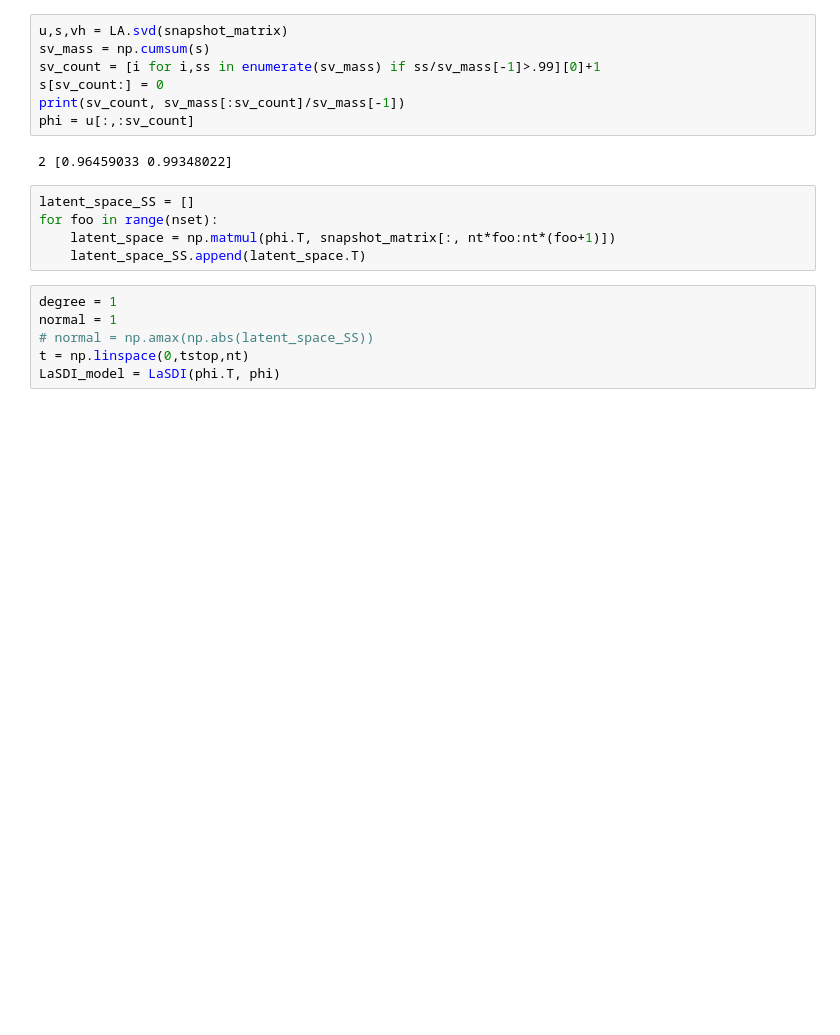
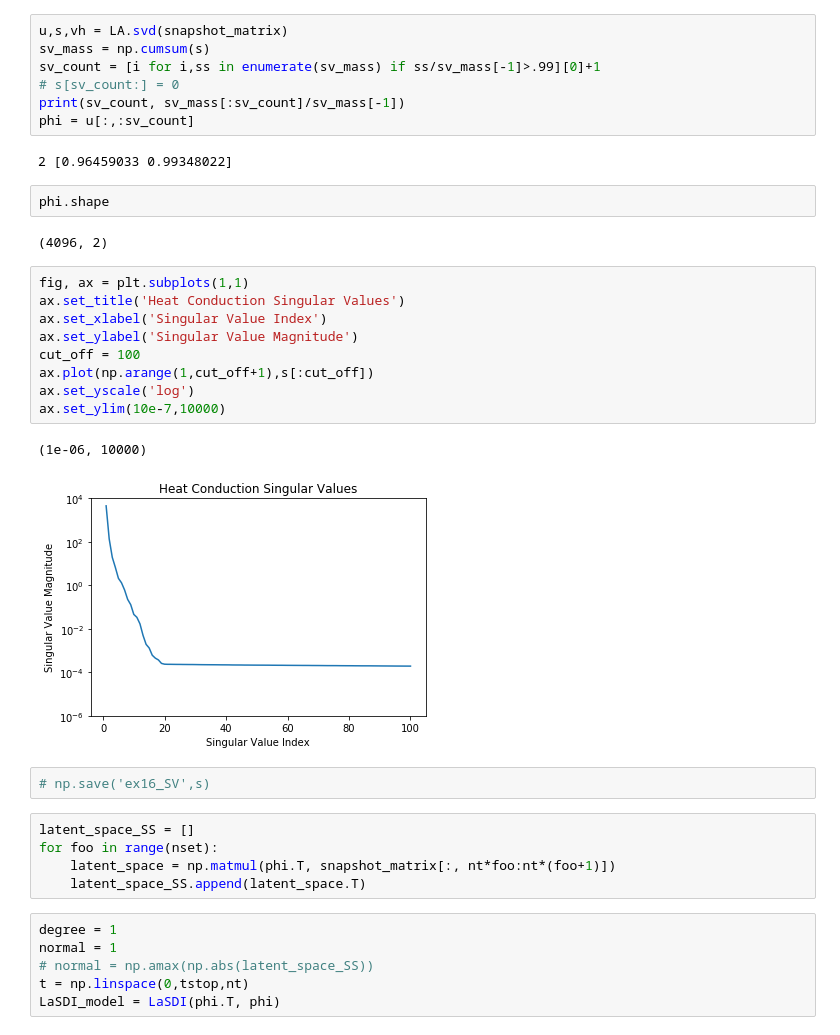
Before and after one commit to LLNL/LaSDI, a Jupyter notebook: Diffusion/LaSDI_MFEM_EX16_LS.ipynb, the cells around one changed output. Drawn from its saved outputs; the diff is of its cells as text; blank space fills up the shorter version.

```diff
--- a/Diffusion/LaSDI_MFEM_EX16_LS.ipynb
+++ b/Diffusion/LaSDI_MFEM_EX16_LS.ipynb
@@ -56,11 +56,29 @@ for foo, sample in enumerate(training_values):
 u,s,vh = LA.svd(snapshot_matrix)
 sv_mass = np.cumsum(s)
 sv_count = [i for i,ss in enumerate(sv_mass) if ss/sv_mass[-1]>.99][0]+1
-s[sv_count:] = 0
+# s[sv_count:] = 0
 print(sv_count, sv_mass[:sv_count]/sv_mass[-1])
 phi = u[:,:sv_count]
 # %% [output]
 2 [0.96459033 0.99348022]
+# %%
+phi.shape
+# %% [output]
+(4096, 2)
+# %%
+fig, ax = plt.subplots(1,1)
+ax.set_title('Heat Conduction Singular Values')
+ax.set_xlabel('Singular Value Index')
+ax.set_ylabel('Singular Value Magnitude')
+cut_off = 100
+ax.plot(np.arange(1,cut_off+1),s[:cut_off])
+ax.set_yscale('log')
+ax.set_ylim(10e-7,10000)
+# %% [output]
+(1e-06, 10000)
+[figure, added]
+# %%
+# np.save('ex16_SV',s)
 # %%
 latent_space_SS = []
 for foo in range(nset):
```
Also changed, not shown: parts of 6 cells of this notebook, 6 other files.
